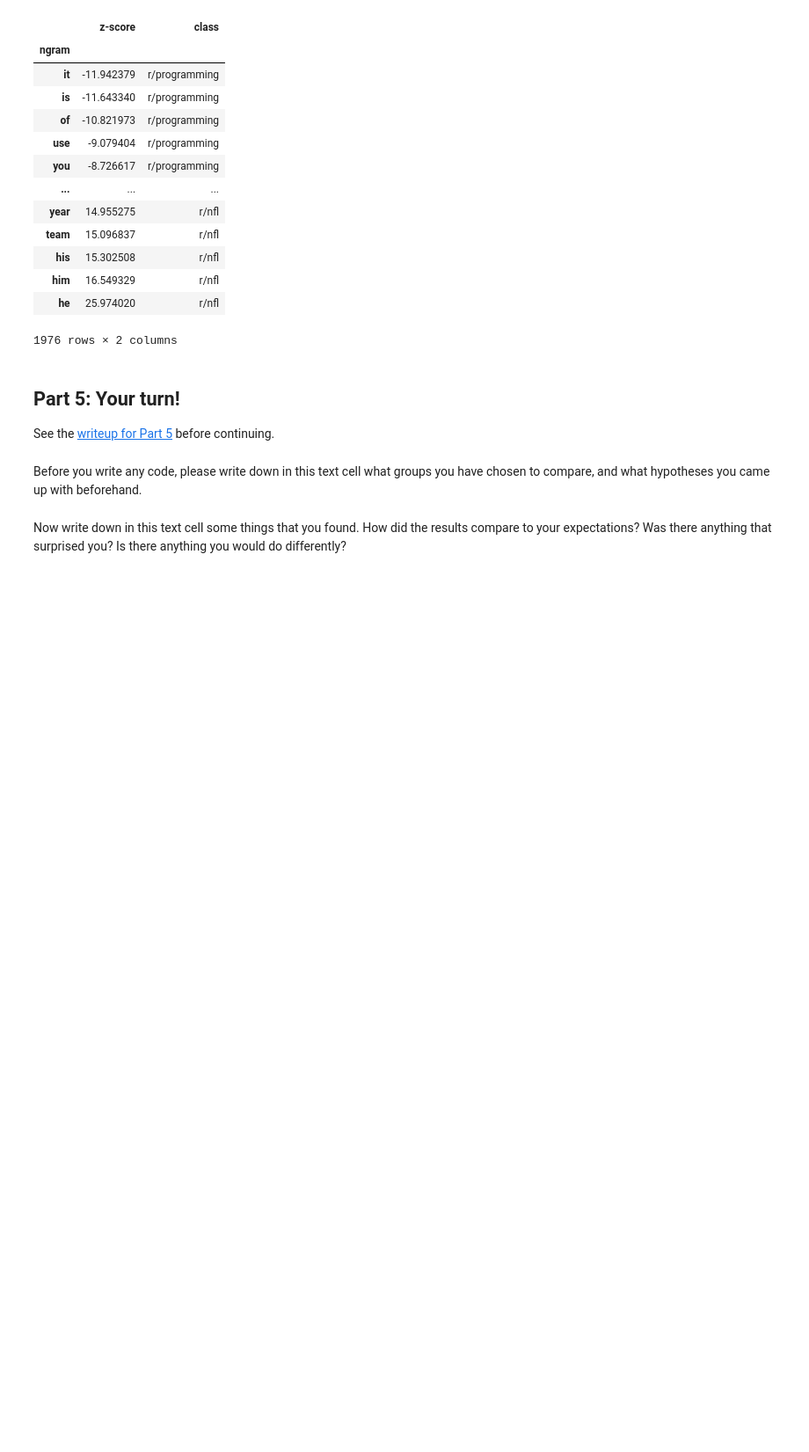
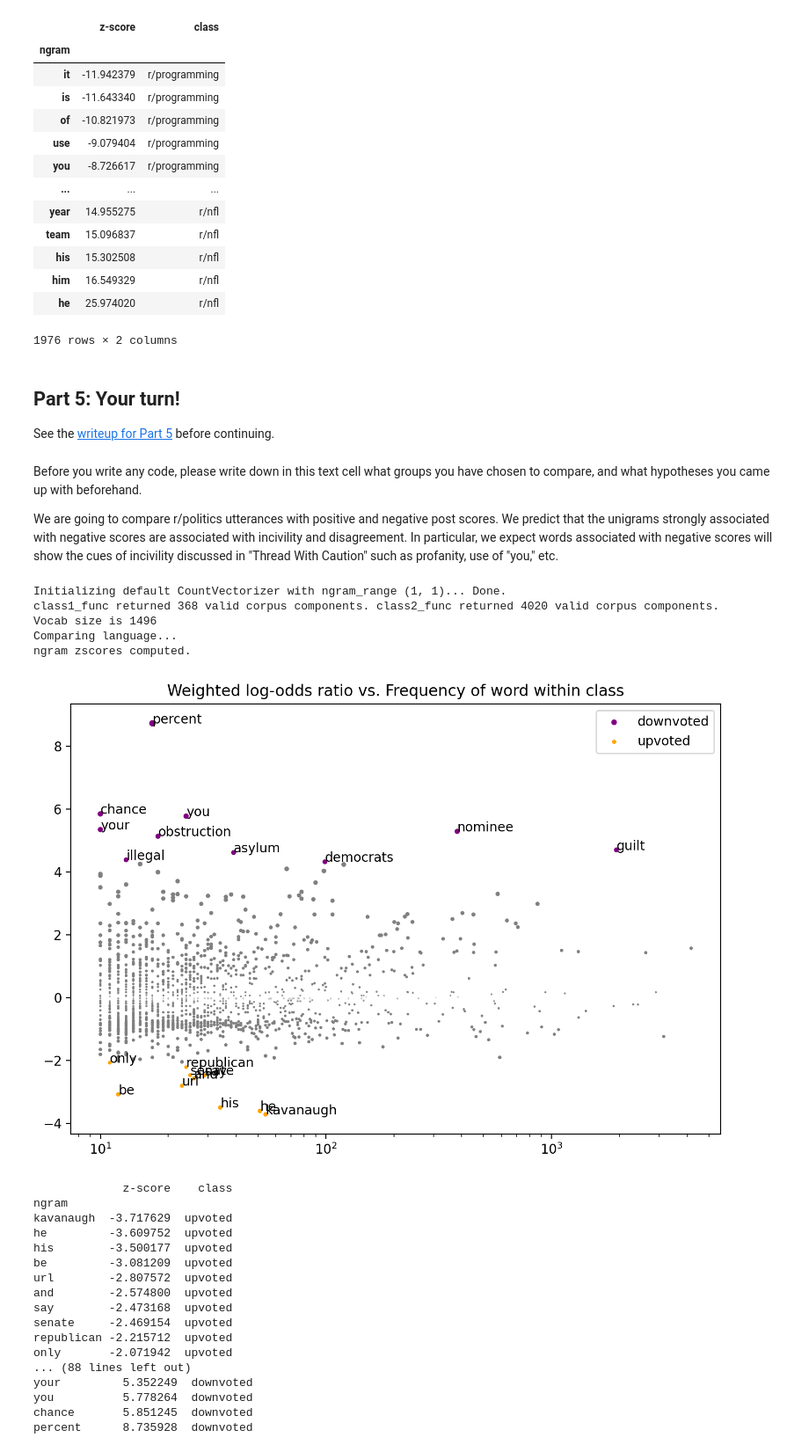
Before and after one commit to aidandeshong/AWeSoMe-starter, a Jupyter notebook: AWeSoMe_Lab_Intro.ipynb, the cells around one changed output. Shown at 88% size. Drawn from its saved outputs; the diff is of its cells as text; code cells hidden in the pictures; blank space fills up the shorter version.

```diff
--- a/AWeSoMe_Lab_Intro.ipynb
+++ b/AWeSoMe_Lab_Intro.ipynb
@@ -155,3 +155,5 @@ ngram zscores computed.
 See the [writeup for Part 5](https://docs.google.com/document/d/1sMnhaWcx5VgZDhnTW4xSj0FmjITdqFqoMXMWCEoHyoE/edit?tab=t.0#heading=h.ep64m0asidvd) before continuing.
 # %% [markdown]
 Before you write any code, please write down in this text cell what groups you have chosen to compare, and what hypotheses you came up with beforehand.
+
+We are going to compare r/politics utterances with positive and negative post scores. We predict that the unigrams strongly associated with negative scores are associated with incivility and disagreement. In particular, we expect words associated with negative scores will show the cues of incivility discussed in "Thread With Caution" such as profanity, use of "you," etc.
@@ -161,2 +160,33 @@ Before you write any code, please write down in this text cell what groups you h
-# %% [markdown]
-Now write down in this text cell some things that you found. How did the results compare to your expectations? Was there anything that surprised you? Is there anything you would do differently?
+# %%
+import pandas as pd
+
+fw = FightingWords(ngram_range=(1,1))
+fw.fit(reddit_corpus, class1_func = lambda utt: utt.meta['subreddit'] == "politics" and utt.meta['score']<0, class2_func = lambda utt:utt.meta['subreddit'] == "politics" and utt.meta['score']>0,)
+df = fw.summarize(reddit_corpus, plot=True, class1_name='downvoted', class2_name='upvoted')
+
+print(df.head(50))
+print(df.tail(50))
+# %% [output]
+Initializing default CountVectorizer with ngram_range (1, 1)... Done.
+class1_func returned 368 valid corpus components. class2_func returned 4020 valid corpus components.
+Vocab size is 1496
+Comparing language...
+ngram zscores computed.
+[figure, added]
+             z-score    class
+ngram
+kavanaugh  -3.717629  upvoted
+he         -3.609752  upvoted
+his        -3.500177  upvoted
+be         -3.081209  upvoted
+url        -2.807572  upvoted
+and        -2.574800  upvoted
+say        -2.473168  upvoted
+senate     -2.469154  upvoted
+republican -2.215712  upvoted
+only       -2.071942  upvoted
+... (88 lines left out)
+your         5.352249  downvoted
+you          5.778264  downvoted
+chance       5.851245  downvoted
+percent      8.735928  downvoted
```
Also changed, not shown: parts of 4 cells of this notebook.
